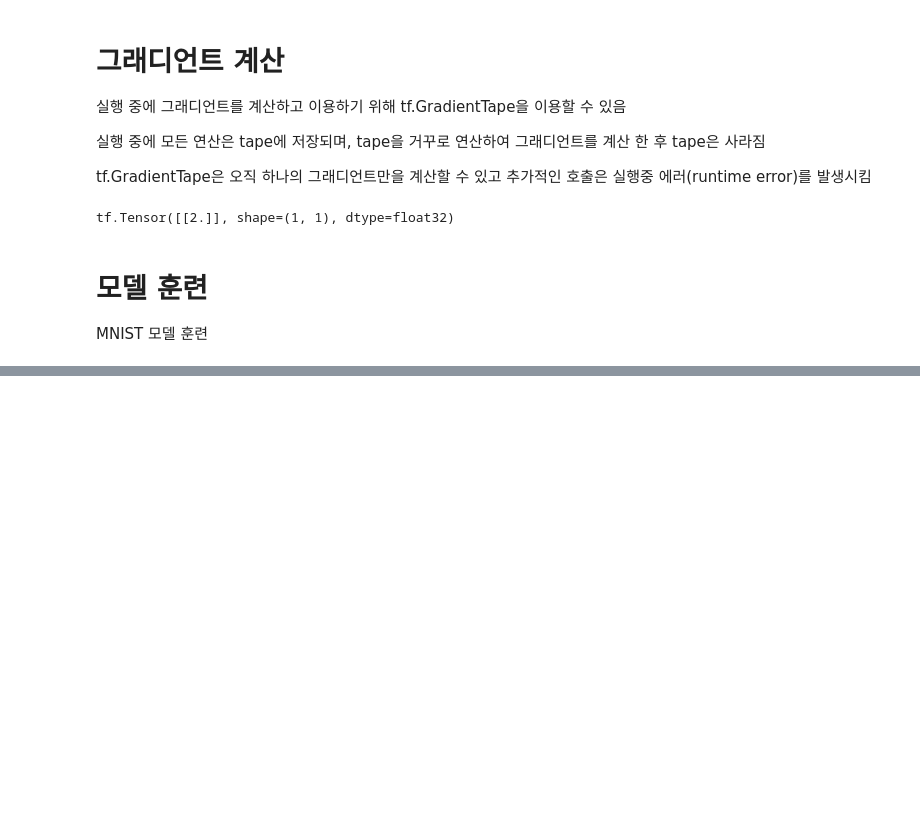
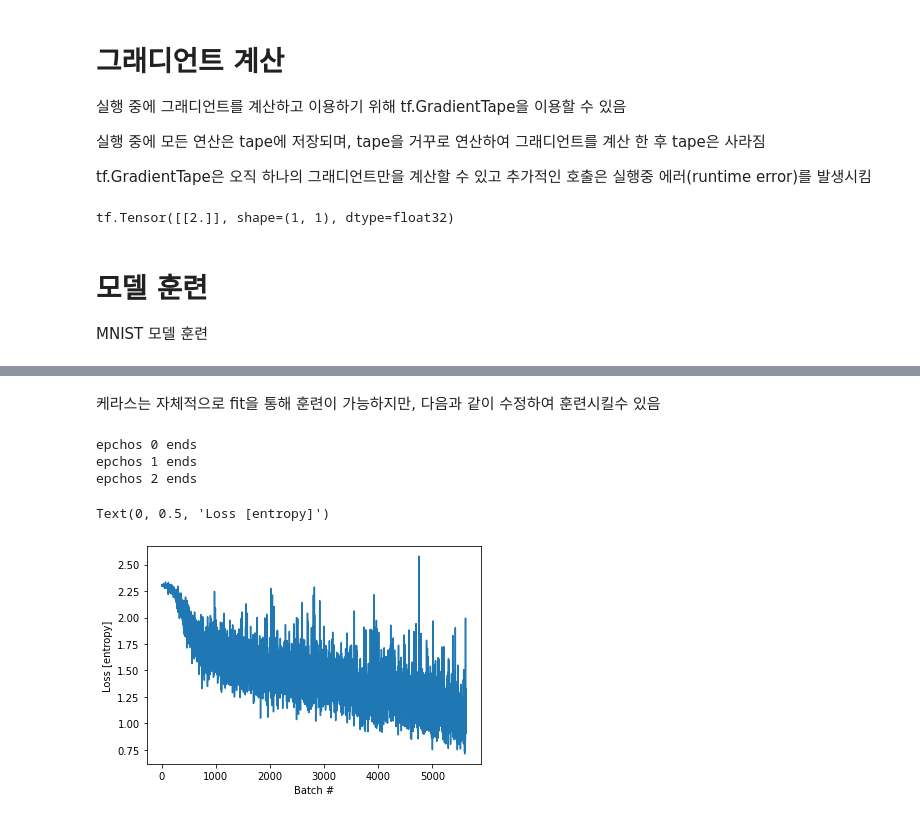
Before and after one commit to kkimlee/TensorFlow, a Jupyter notebook: 텐서플로우 개념 공부/Eager_execution.ipynb, the cells around one changed output, grey strips where cells are left out. Drawn from its saved outputs; the diff is of its cells as text; code cells hidden in the pictures; blank space fills up the shorter version.

```diff
--- a/텐서플로우 개념 공부/Eager_execution.ipynb
+++ b/텐서플로우 개념 공부/Eager_execution.ipynb
@@ -131,0 +146,7 @@ Downloading data from https://storage.googleapis.com/tensorflow/tf-keras-dataset
+# %% [markdown]
+케라스는 자체적으로 fit을 통해 훈련이 가능하지만, 다음과 같이 수정하여 훈련시킬수 있음
+# %%
+optimizer = tf.keras.optimizers.Adam()
+loss_object = tf.keras.losses.SparseCategoricalCrossentropy(from_logits=True)
+
+loss_history = []
@@ -131,0 +172,15 @@ Downloading data from https://storage.googleapis.com/tensorflow/tf-keras-dataset
+# %%
+train()
+# %% [output]
+epchos 0 ends
+epchos 1 ends
+epchos 2 ends
+# %%
+import matplotlib.pyplot as plt
+
+plt.plot(loss_history)
+plt.xlabel('Batch #')
+plt.ylabel('Loss [entropy]')
+# %% [output]
+Text(0, 0.5, 'Loss [entropy]')
+[figure, added]
```
Also changed, not shown: parts of 22 cells of this notebook.
